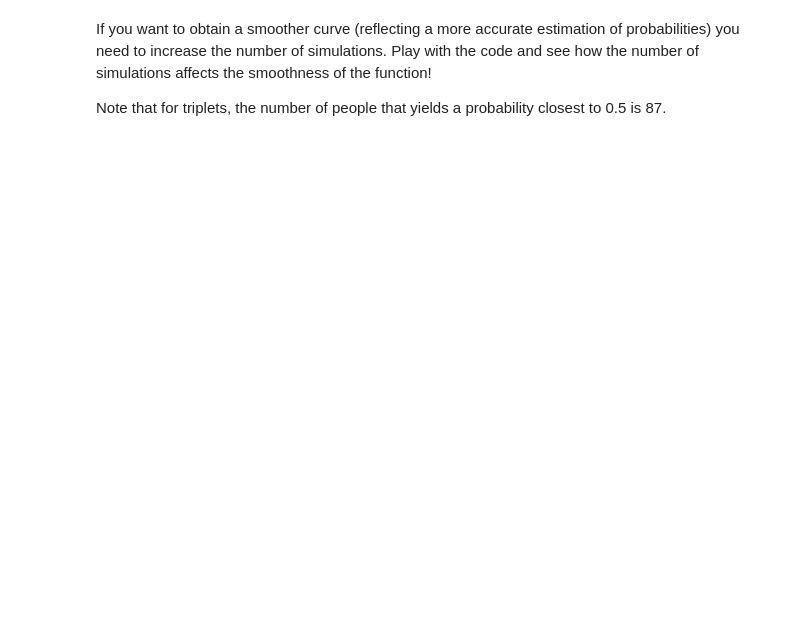
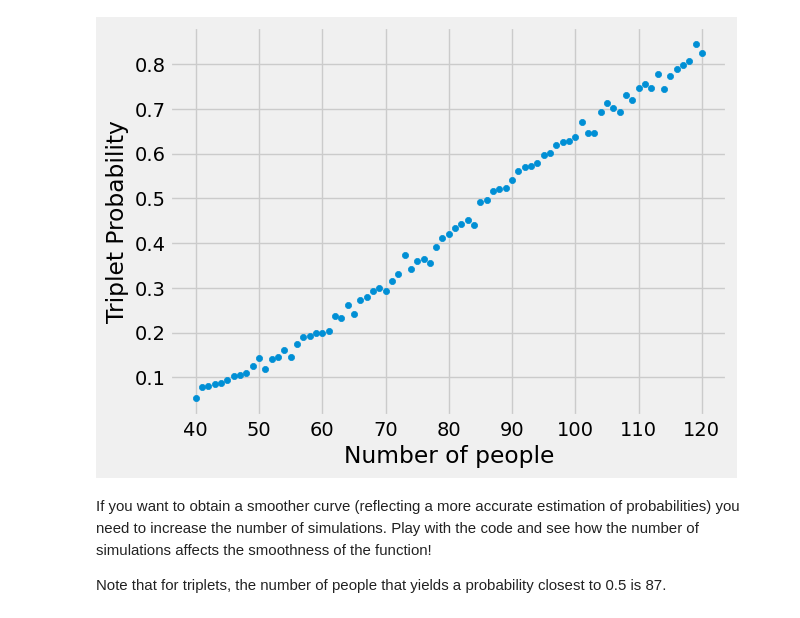
Before and after one commit to uchicago-dsi/textbook-datascience-1, a Jupyter notebook: textbook/11/3/Math_vs_Computation.ipynb, the cells around one changed output. Saved outputs shown, nothing was run; the diff lists cells and outputs as text; code cells hidden in the pictures; blank space fills up the shorter version.

Commit message:
probability: updates to chapter
Co-authored-by: Dan Nicolae <nicolae@galton.uchicago.edu>

```diff
--- a/textbook/11/3/Math_vs_Computation.ipynb
+++ b/textbook/11/3/Math_vs_Computation.ipynb
@@ -75,0 +45,11 @@ Birthday3_probs.plot();
+# %%
+nrep=1000
+number_people=np.arange(40,121,1)
+probs3= np.array([])
+for i in number_people: probs3= np.append(probs3,sum(birthday_sim(i,nrep)>=3)/nrep)
+
+Birthday3_df=pd.DataFrame(
+    {"Number of people":number_people,
+     "Triplet Probability":probs3})
+
+Birthday3_df.tail(5)
@@ -76,3 +63,7 @@ Birthday3_probs.plot();
+# %%
+Birthday3_df.plot.scatter("Number of people","Triplet Probability");
+# %% [output]
+[figure, added]
 # %% [markdown]
 If you want to obtain a smoother curve (reflecting a more accurate estimation of probabilities) you need to increase the number of simulations. Play with the code and see how the number of simulations affects the smoothness of the function!
 
```
Also changed, not shown: parts of 6 cells of this notebook, 4 other files.
